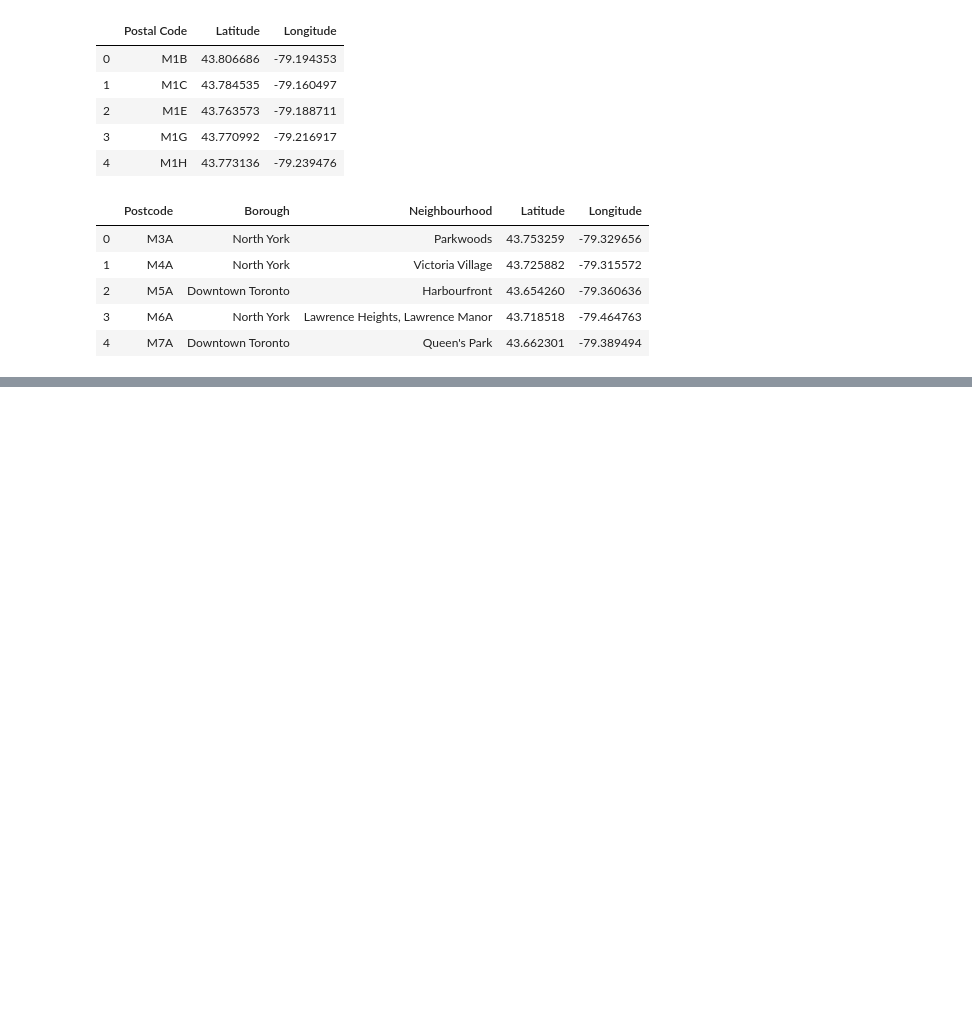
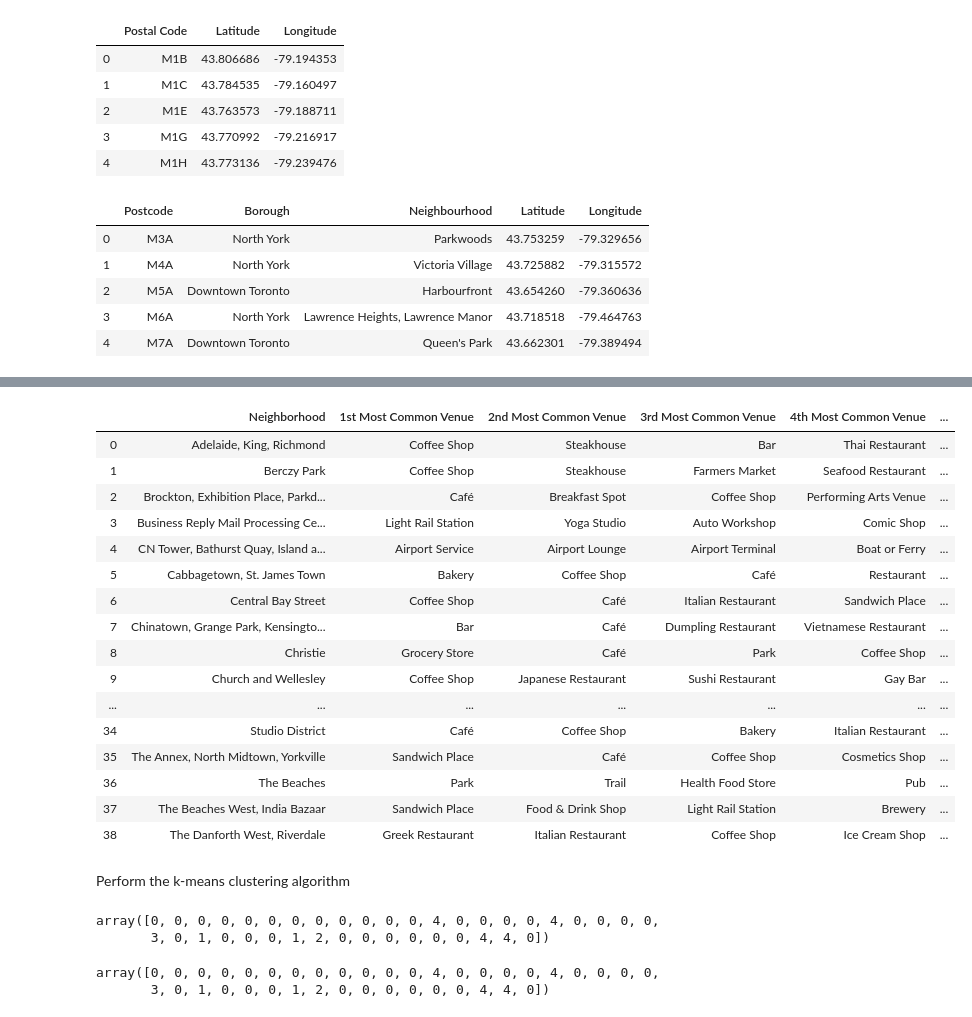
Before and after one commit to sony-au/coursera-capstone, a Jupyter notebook: My_Coursera_Capstone_Project.ipynb, the cells around one changed output, grey strips where cells are left out. Drawn from its saved outputs; the diff is of its cells as text; code cells hidden in the pictures; blank space fills up the shorter version.

```diff
--- a/My_Coursera_Capstone_Project.ipynb
+++ b/My_Coursera_Capstone_Project.ipynb
@@ -135,0 +568,68 @@ df2.head()
+# %%
+# create a function to sort the venues in descending order
+def most_common_venues(row, num_top_venues):
+    row_categories = row.iloc[1:]
+    row_categories_sorted = row_categories.sort_values(ascending=False)
+
+    return row_categories_sorted.index.values[0:num_top_venues]
+# %%
+# create a new dataframe and includes the top 10 venues for each neighborhood
+no_of_top_venues = 10
+
+indicators = ['st', 'nd', 'rd']
+
+# create columns according to number of top venues
+columns = ['Neighborhood']
+for ind in np.arange(no_of_top_venues):
+    try:
+        columns.append('{}{} Most Common Venue'.format(ind+1, indicators[ind]))
+    except:
+        columns.append('{}th Most Common Venue'.format(ind+1))
+
+# create a new dataframe
+neighborhoods_venues_sorted = pd.DataFrame(columns=columns)
+neighborhoods_venues_sorted['Neighborhood'] = toronto_grouped['Neighborhood']
+
+for ind in np.arange(toronto_grouped.shape[0]):
+    neighborhoods_venues_sorted.iloc[ind, 1:] = most_common_venues(toronto_grouped.iloc[ind, :], no_of_top_venues)
+
+neighborhoods_venues_sorted
+# %% [output]
+|  | Neighborhood | 1st Most Common Venue | 2nd Most Common Venue | 3rd Most Common Venue | 4th Most Common Venue | ... |
+| 0 | Adelaide, King, Richmond | Coffee Shop | Steakhouse | Bar | Thai Restaurant | ... |
+| 1 | Berczy Park | Coffee Shop | Steakhouse | Farmers Market | Seafood Restaurant | ... |
+| 2 | Brockton, Exhibition Place, Parkd... | Café | Breakfast Spot | Coffee Shop | Performing Arts Venue | ... |
+| 3 | Business Reply Mail Processing Ce... | Light Rail Station | Yoga Studio | Auto Workshop | Comic Shop | ... |
+| 4 | CN Tower, Bathurst Quay, Island a... | Airport Service | Airport Lounge | Airport Terminal | Boat or Ferry | ... |
+| 5 | Cabbagetown, St. James Town | Bakery | Coffee Shop | Café | Restaurant | ... |
+| 6 | Central Bay Street | Coffee Shop | Café | Italian Restaurant | Sandwich Place | ... |
+| 7 | Chinatown, Grange Park, Kensingto... | Bar | Café | Dumpling Restaurant | Vietnamese Restaurant | ... |
+| 8 | Christie | Grocery Store | Café | Park | Coffee Shop | ... |
+| 9 | Church and Wellesley | Coffee Shop | Japanese Restaurant | Sushi Restaurant | Gay Bar | ... |
+| ... | ... | ... | ... | ... | ... | ... |
+| 34 | Studio District | Café | Coffee Shop | Bakery | Italian Restaurant | ... |
+| 35 | The Annex, North Midtown, Yorkville | Sandwich Place | Café | Coffee Shop | Cosmetics Shop | ... |
+| 36 | The Beaches | Park | Trail | Health Food Store | Pub | ... |
+| 37 | The Beaches West, India Bazaar | Sandwich Place | Food & Drink Shop | Light Rail Station | Brewery | ... |
+| 38 | The Danforth West, Riverdale | Greek Restaurant | Italian Restaurant | Coffee Shop | Ice Cream Shop | ... |
+# %% [markdown]
+Perform the k-means clustering algorithm
+# %%
+# use k-means to cluster the neighborhood into 5 clusters
+# set number of clusters
+kclusters = 5
+toronto_grouped_clustering = toronto_grouped.drop('Neighborhood', 1)
+
+# run k-means clustering
+toronto_kmeans = KMeans(n_clusters=kclusters, random_state=0).fit(toronto_grouped_clustering)
+
+# check cluster labels generated for each row in the dataframe
+toronto_kmeans.labels_
+# %% [output]
+array([0, 0, 0, 0, 0, 0, 0, 0, 0, 0, 0, 0, 4, 0, 0, 0, 0, 4, 0, 0, 0, 0,
+       3, 0, 1, 0, 0, 0, 1, 2, 0, 0, 0, 0, 0, 0, 4, 4, 0])
+# %%
+toronto_kmeans.labels_
+# %% [output]
+array([0, 0, 0, 0, 0, 0, 0, 0, 0, 0, 0, 0, 4, 0, 0, 0, 0, 4, 0, 0, 0, 0,
+       3, 0, 1, 0, 0, 0, 1, 2, 0, 0, 0, 0, 0, 0, 4, 4, 0])
```
Also changed, not shown: parts of 46 cells of this notebook.
